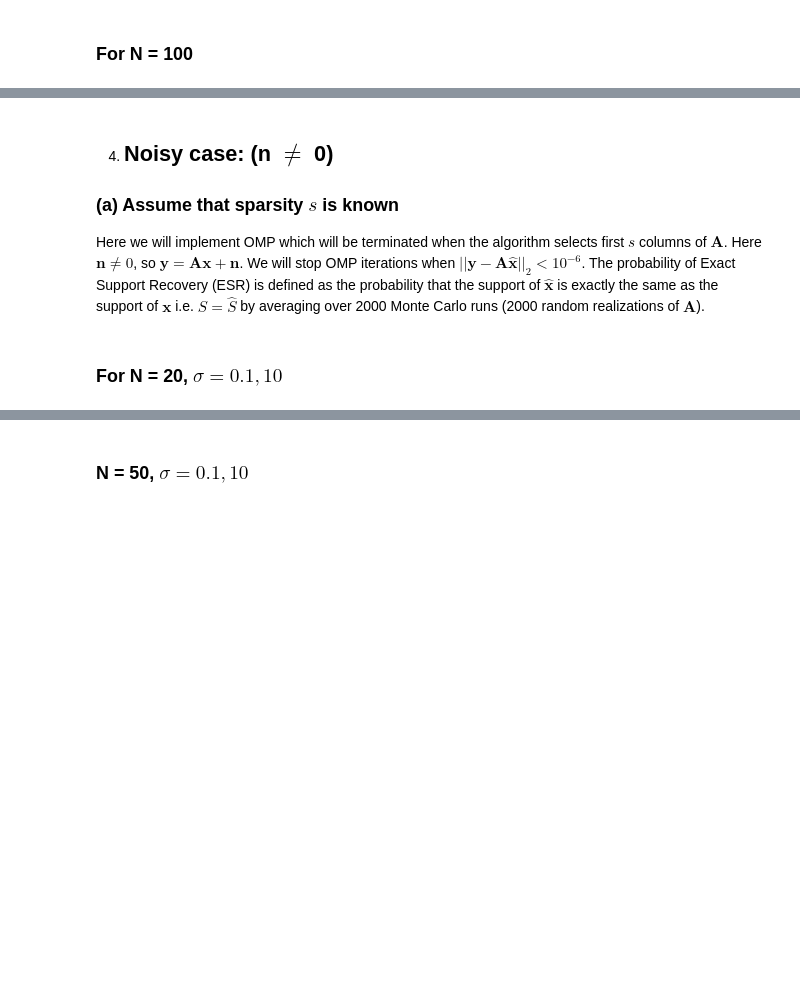
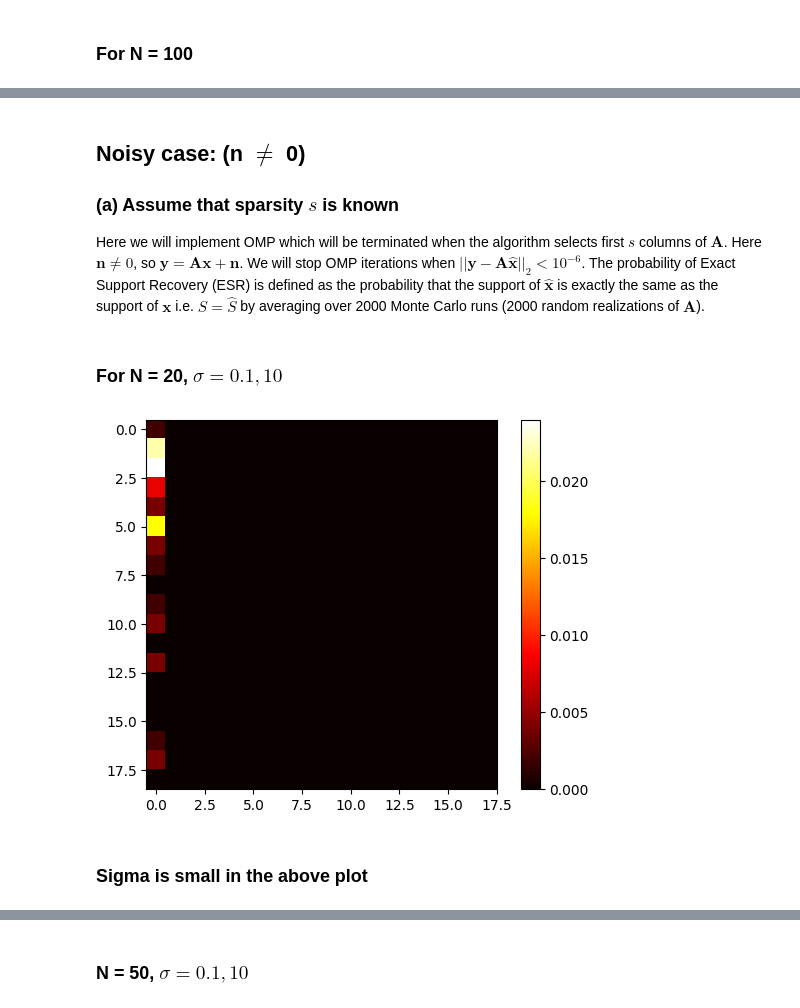
Before and after one commit to awiesmu11a/ECE269-Orthogonal-matchin-pursuit, a Jupyter notebook: solution.ipynb, the cells around one changed output, grey strips where cells are left out. Drawn from its saved outputs; the diff is of its cells as text; code cells hidden in the pictures; blank space fills up the shorter version.

```diff
--- a/solution.ipynb
+++ b/solution.ipynb
@@ -268,13 +268,13 @@ for M in range(N):
 
             A = np.random.normal(0, A_normal_upper, (M, N))
             A = A / np.linalg.norm(A, axis=0)
+
             x = np.zeros((N, 1))
 
-            for i in range(s):
-                j = random.randint(0, N-1)
+            j = random.sample(range(N), s)
+            x[j] = random.randint(-10, 10)
+            while sum(x[j] == 0):
                 x[j] = random.randint(-10, 10)
-                while x[j] == 0:
-                    x[j] = random.randint(-10, 10)
 
             y = A @ x
             x_omp, s_cap = OMP(A, y, 0, False, -1)
@@ -315,14 +323,14 @@ esr_plot_3 = []
 avg_error_plot_3 = []
 
 for M in range(N):
-    if M == 0:
+    if M % 4 == 0:
         continue
 
     avg_error_temp_3 = []
     esr_temp_3 = []
 
     for s in range(s_max):
-        if s == 0:
+        if s % 4 == 0:
             continue
 
         avg_error_3 = 0
@@ -332,12 +340,12 @@ for M in range(N):
             A = np.random.normal(0, A_normal_upper, (M, N))
             A = A / np.linalg.norm(A, axis=0)
             x = np.zeros((N, 1))
+            x = np.zeros((N, 1))
 
-            for i in range(s):
-                j = random.randint(0, N-1)
+            j = random.sample(range(N), s)
+            x[j] = random.randint(-10, 10)
+            while sum(x[j] == 0):
                 x[j] = random.randint(-10, 10)
-                while x[j] == 0:
-                    x[j] = random.randint(-10, 10)
 
             y = A @ x
             x_omp, s_cap = OMP(A, y, 0, False, -1)
@@ -351,8 +359,8 @@ for M in range(N):
         avg_error_3 = avg_error_3 / 2000
         esr_3 = esr_3 / 2000
 
-        avg_error_temp_3.append(avg_error)
-        esr_temp_3.append(esr)
+        avg_error_temp_3.append(avg_error_3)
+        esr_temp_3.append(esr_3)
 
     avg_error_plot_3.append(avg_error_temp_3)
     esr_plot_3.append(esr_temp_3)
@@ -370,5 +382,5 @@ plt.show()
 # %% [markdown]
-4. ## Noisy case: (n $\neq$ 0)
+## Noisy case: (n $\neq$ 0)
 
 ### (a) Assume that sparsity $s$ is known
 
@@ -405,19 +417,18 @@ for M in range(N):
 
             x = np.zeros((N, 1))
 
-            for i in range(s):
-                j = random.randint(0, N-1)
+            j = random.sample(range(N), s)
+            x[j] = random.randint(-10, 10)
+            while sum(x[j] == 0):
                 x[j] = random.randint(-10, 10)
-                while x[j] == 0:
-                    x[j] = random.randint(-10, 10)
 
-            n = np.random.normal(0, sigma[0], (N, 1))
-            n_large = np.random.normal(0, sigma[1], (N, 1))
+            n = np.random.normal(0, sigma[0], (M, 1))
+            n_large = np.random.normal(0, sigma[1], (M, 1))
 
             y = ((A @ x) + n)
             y_large = ((A @ x) + n_large)
-            x_omp, s_cap = OMP(A, y, s, True, -1)
-            x_omp_large, s_cap_large = OMP(A, y_large, s, True, -1)
+            x_omp, s_cap = OMP(A, y, s, True, 0)
+            x_omp_large, s_cap_large = OMP(A, y_large, s, True, 0)
             x_diff = x - x_omp
             x_diff_large = x - x_omp_large
             error = np.linalg.norm(x_diff)
@@ -435,15 +446,19 @@ for M in range(N):
         success_temp.append(success)
         success_temp_large.append(success_large)
 
-    success_plot.append(avg_error_temp)
+    success_plot.append(success_temp)
     success_plot_large.append(success_temp_large)
 
 success_plot = np.array(success_plot)
 success_plot_large = np.array(success_plot_large)
 # %%
-imgn = plt.imshow(success_plot, cmap='hot', interpolation='nearest')
+imgn = plt.imshow(success_plot, cmap='hot')
 plt.colorbar(imgn)
 plt.show()
+# %% [output]
+[figure, added]
+# %% [markdown]
+### Sigma is small in the above plot
 # %%
 imgn_large = plt.imshow(success_plot_large, cmap='hot', interpolation='nearest')
 plt.colorbar(imgn_large)
```
Also changed, not shown: parts of 40 cells of this notebook, 26 other files.
